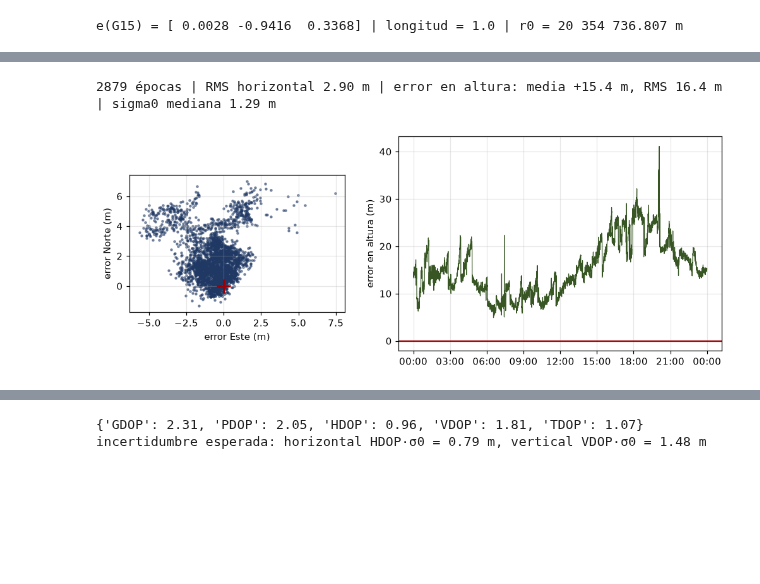
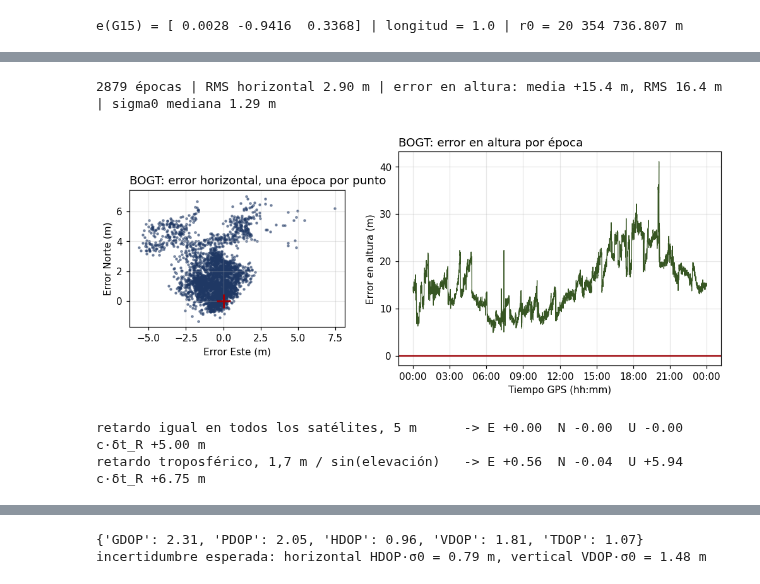
Before and after one commit to S4GC/Geopositioning-and-Navigation, a Jupyter notebook: GNSS/gnss_estimacion_posicion.ipynb, the cells around one changed output, grey strips where cells are left out. Cells and saved outputs as stored; diff of their text form; code cells hidden in the pictures; blank space fills up the shorter version.

```diff
--- a/GNSS/gnss_estimacion_posicion.ipynb
+++ b/GNSS/gnss_estimacion_posicion.ipynb
@@ -283,27 +337,29 @@ desde antípoda de Bogotá    : 6 iteraciones, misma solución a 0.0000 m
 > $$\mathbf{R} = \begin{bmatrix} -\sin\lambda & \cos\lambda & 0 \\ -\sin\varphi\cos\lambda & -\sin\varphi\sin\lambda & \cos\varphi \\ \cos\varphi\cos\lambda & \cos\varphi\sin\lambda & \sin\varphi \end{bmatrix}$$
 # %%
 def xyz_a_geodesicas(X, Y, Z, a=6378137.0, f=1/298.257223563):
-    """Coordenadas geocéntricas -> latitud, longitud (radianes) y altura elipsoidal (WGS84)."""
-    e2 = f * (2 - f)
-    lon = np.arctan2(Y, X)
-    p = np.hypot(X, Y)
-    lat = np.arctan2(Z, p * (1 - e2))
-    for _ in range(10):
-        Nn = a / np.sqrt(1 - e2 * np.sin(lat) ** 2)
-        h = p / np.cos(lat) - Nn
-        lat = np.arctan2(Z, p * (1 - e2 * Nn / (Nn + h)))
-    return lat, lon, h
+    """Coordenadas geocéntricas (m) -> latitud y longitud (grados) y altura elipsoidal (m).
+    a, f: semieje mayor y aplanamiento del elipsoide (WGS84). Iteración clásica sobre la latitud (igual que en gnss_pseudodistancia)."""
+    e2 = f * (2 - f)                       # excentricidad al cuadrado
+    lon = np.arctan2(Y, X)                 # la longitud sale directa
+    p = np.hypot(X, Y)                     # distancia al eje de rotación
+    lat = np.arctan2(Z, p * (1 - e2))      # primera aproximación de la latitud
+    for _ in range(10):                    # se refina la latitud (converge en pocas vueltas)
+        N = a / np.sqrt(1 - e2 * np.sin(lat) ** 2)     # radio de curvatura en el primer vertical
+        h = p / np.cos(lat) - N                         # altura sobre el elipsoide
+        lat = np.arctan2(Z, p * (1 - e2 * N / (N + h)))
+    return np.degrees(lat), np.degrees(lon), h
 
-lat, lon, _ = xyz_a_geodesicas(*rx)
+lat_est, lon_est, h_est = xyz_a_geodesicas(*rx)     # latitud y longitud (grados) y altura elipsoidal (m) de la estación
+la, lo = np.radians([lat_est, lon_est])
 # matriz de rotación de (X, Y, Z) a (Este, Norte, Arriba) en la estación
-Rm = np.array([[-np.sin(lon),               np.cos(lon),              0],
-               [-np.sin(lat) * np.cos(lon), -np.sin(lat) * np.sin(lon), np.cos(lat)],
-               [ np.cos(lat) * np.cos(lon),  np.cos(lat) * np.sin(lon), np.sin(lat)]])
+Rm = np.array([[-np.sin(lo),              np.cos(lo),              0],
+               [-np.sin(la) * np.cos(lo), -np.sin(la) * np.sin(lo), np.cos(la)],
+               [ np.cos(la) * np.cos(lo),  np.cos(la) * np.sin(lo), np.sin(la)]])
 
 def enu(x):
-    """Error de la solución x respecto a la posición publicada, en metros hacia el Este, el Norte y Arriba."""
+    """Error de la solución x respecto a la posición de referencia, en metros hacia el Este, el Norte y Arriba."""
     return Rm @ (x[:3] - rx)
 
 E_, N_, U_ = enu(x)
-print(f"error a las 12:00:00: {E_:+.2f} m Este, {N_:+.2f} m Norte, {U_:+.2f} m Arriba | reloj b = {x[3]:.2f} m = {x[3]/C*1e9:.0f} ns")
+print(f"error a las {HORA}: {E_:+.2f} m Este, {N_:+.2f} m Norte, {U_:+.2f} m Arriba | c·δt_R = {x[3]:.2f} m = {x[3]/C*1e9:.0f} ns")
 # %% [output]
@@ -324,7 +382,7 @@ for t, g in D.groupby("t"):                       # una solución por época
     x_, A_, v_, Q_, h_ = resolver(S_, P_)
     e_ = enu(x_)
     sigma0_ = np.sqrt(v_ @ v_ / (len(v_) - 4))    # desviación típica estimada de una medida
-    filas.append(dict(t=t, n=len(g), E=e_[0], N=e_[1], U=e_[2], b=x_[3], sigma0=sigma0_, iteraciones=len(h_)))
+    filas.append(dict(t=t, n=len(g), E=e_[0], N=e_[1], U=e_[2], c_dtR=x_[3], sigma0=sigma0_, iteraciones=len(h_)))
 sol = pd.DataFrame(filas).set_index("t")
 
 malas = sol[sol.sigma0 > 100]                     # control de calidad: épocas con residuos absurdos
@@ -364,19 +428,35 @@ Una pseudodistancia de 5 353 km es imposible (los satélites GPS están entre 20
 # %%
 rms_h = np.sqrt((sol.E**2 + sol.N**2).mean())
 print(f"{len(sol)} épocas | RMS horizontal {rms_h:.2f} m | error en altura: media {sol.U.mean():+.1f} m, RMS {np.sqrt((sol.U**2).mean()):.1f} m | sigma0 mediana {sol.sigma0.median():.2f} m")
 
 fig, axs = plt.subplots(1, 2, figsize=(11, 4), gridspec_kw=dict(width_ratios=[1, 1.5]))
 axs[0].scatter(sol.E, sol.N, s=4, color=AZUL, alpha=0.5)
 axs[0].plot(0, 0, "+", color=ROJO, ms=14, mew=2)
 axs[0].set_aspect("equal")
-axs[0].set_xlabel("error Este (m)")
-axs[0].set_ylabel("error Norte (m)")
+axs[0].set_xlabel("Error Este (m)")
+axs[0].set_ylabel("Error Norte (m)")
+axs[0].set_title(f"{ESTACION[:4]}: error horizontal, una época por punto", loc="left")
 axs[0].grid(alpha=0.3)
 axs[1].plot(sol.index, sol.U, color=VERDE, lw=0.8)
 axs[1].axhline(0, color=ROJO)
-axs[1].set_ylabel("error en altura (m)")
+axs[1].set_ylabel("Error en altura (m)")
+axs[1].set_xlabel("Tiempo GPS (hh:mm)")
+axs[1].set_title(f"{ESTACION[:4]}: error en altura por época", loc="left")
 axs[1].xaxis.set_major_formatter(mdates.DateFormatter("%H:%M"))
 axs[1].grid(alpha=0.3);
 # %% [output]
 2879 épocas | RMS horizontal 2.90 m | error en altura: media +15.4 m, RMS 16.4 m | sigma0 mediana 1.29 m
-[figure, old version]
+[figure, new version]
+# %%
+# por qué la altura sale arriba: la época de trabajo, resuelta con un retardo simulado en lugar de las medidas
+# retardo troposférico en el cenit: unos 2,3 m a nivel del mar, menos en una estación alta (la presión cae con escala de unos 8 km)
+T_cenit = 2.3 * np.exp(-h_est / 8000)
+el_, az_ = np.radians(ep.el.values), np.radians(ep.az.values)
+H = np.c_[-np.cos(el_) * np.sin(az_), -np.cos(el_) * np.cos(az_), -np.sin(el_), np.ones(n)]   # matriz de diseño en E, N, U y reloj
+for nombre, retardo in [("igual en todos los satélites, 5 m", np.full(n, 5.0)),
+                        (f"troposférico, {T_cenit:.1f} m / sin(elevación)".replace(".", ","), T_cenit / np.sin(el_))]:
+    dE, dN, dU, d_reloj = np.linalg.lstsq(H, retardo, rcond=None)[0]
+    print(f"retardo {nombre:<38} -> E {dE:+.2f}  N {dN:+.2f}  U {dU:+.2f}  c·δt_R {d_reloj:+.2f} m")
+# %% [output]
+retardo igual en todos los satélites, 5 m      -> E +0.00  N -0.00  U -0.00  c·δt_R +5.00 m
+retardo troposférico, 1,7 m / sin(elevación)   -> E +0.56  N -0.04  U +5.94  c·δt_R +6.75 m
```
Also changed, not shown: parts of 50 cells of this notebook.
